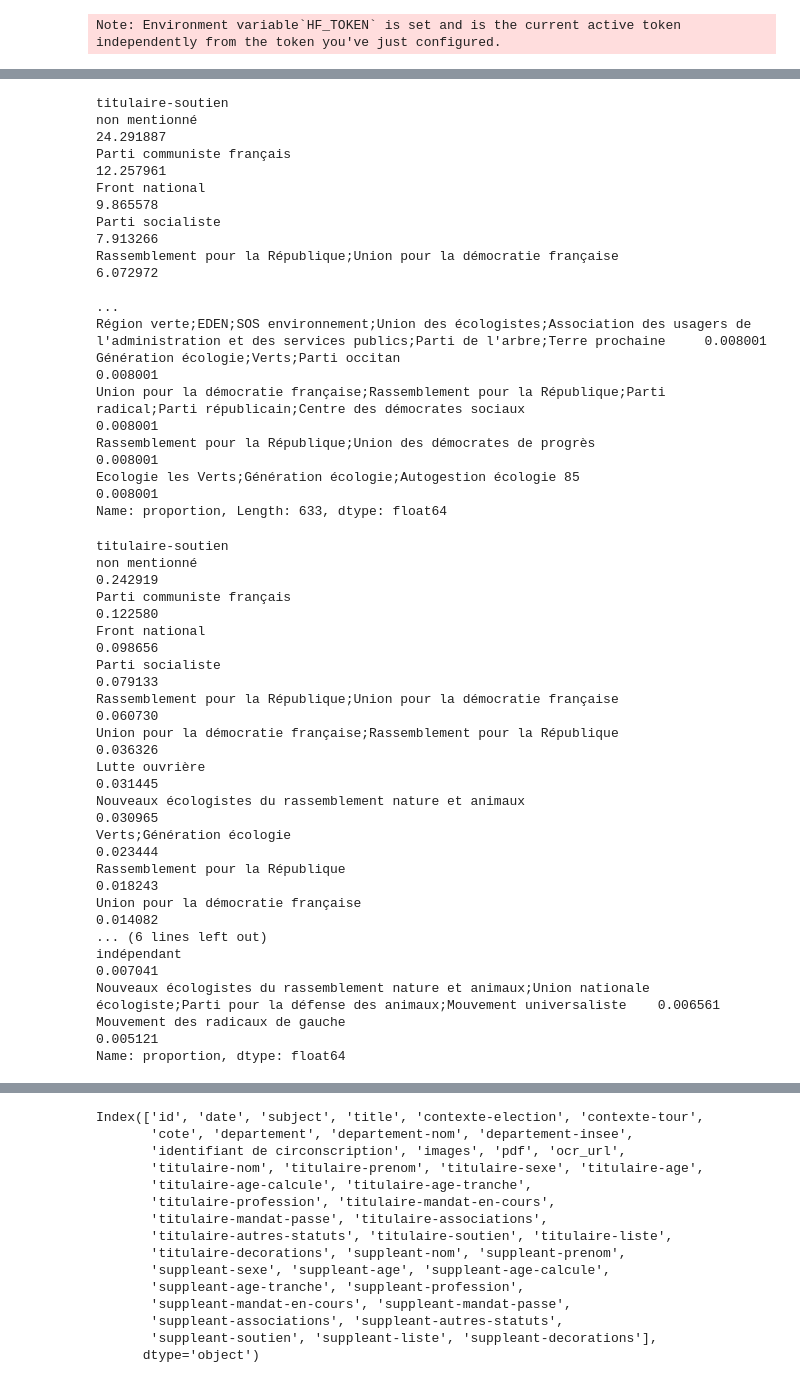
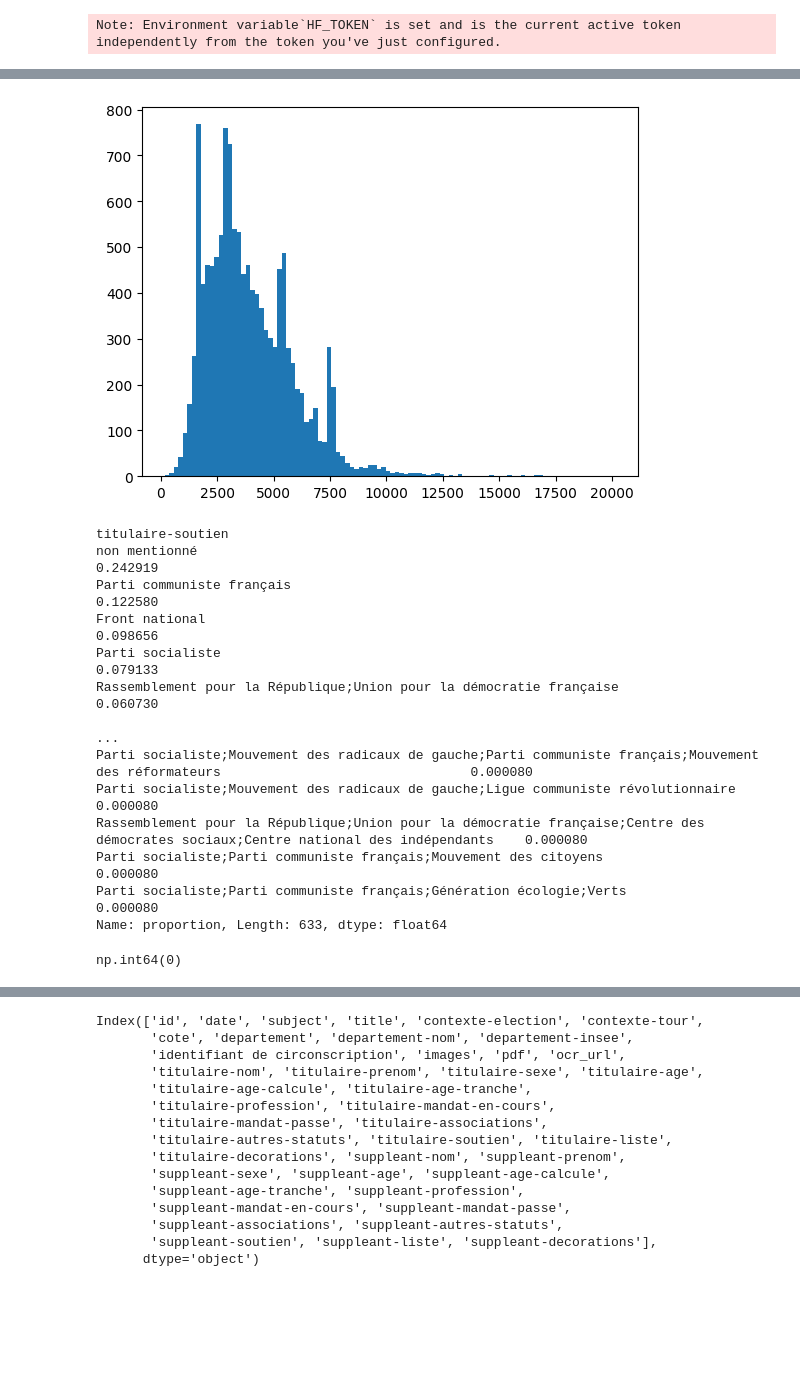
Before and after one commit to felixdechamps/projet-nlp-3A, a Jupyter notebook: main.ipynb, the cells around one changed output, grey strips where cells are left out. Drawn from its saved outputs; the diff is of its cells as text; code cells hidden in the pictures; blank space fills up the shorter version.

```diff
--- a/main.ipynb
+++ b/main.ipynb
@@ -52,39 +103,29 @@ dataset_complet = dataset_complet.map(add_id, with_indices=True)
+# %%
+import matplotlib.pyplot as plt
+plt.hist(df['text'].apply(lambda x : len(x)), bins=100)
+plt.show()
+# %% [output]
+[figure, added]
 # %%
 import pandas as pd
 metadata = pd.read_csv("data/archelect_search.csv")
 # %%
-metadata['titulaire-soutien'].value_counts(normalize = True)*100
+metadata['titulaire-soutien'].value_counts(normalize = True)
 # %% [output]
 titulaire-soutien
-non mentionné                                                                                                                                                     24.291887
-Parti communiste français                                                                                                                                         12.257961
-Front national                                                                                                                                                     9.865578
-Parti socialiste                                                                                                                                                   7.913266
-Rassemblement pour la République;Union pour la démocratie française                                                                                                6.072972
-                                                                                                                                                                    ...
-Région verte;EDEN;SOS environnement;Union des écologistes;Association des usagers de l'administration et des services publics;Parti de l'arbre;Terre prochaine     0.008001
-Génération écologie;Verts;Parti occitan                                                                                                                            0.008001
-Union pour la démocratie française;Rassemblement pour la République;Parti radical;Parti républicain;Centre des démocrates sociaux                                  0.008001
-Rassemblement pour la République;Union des démocrates de progrès                                                                                                   0.008001
-Ecologie les Verts;Génération écologie;Autogestion écologie 85                                                                                                     0.008001
+non mentionné                                                                                                                         0.242919
+Parti communiste français                                                                                                             0.122580
+Front national                                                                                                                        0.098656
+Parti socialiste                                                                                                                      0.079133
+Rassemblement pour la République;Union pour la démocratie française                                                                   0.060730
+                                                                                                                                        ...
+Parti socialiste;Mouvement des radicaux de gauche;Parti communiste français;Mouvement des réformateurs                                0.000080
+Parti socialiste;Mouvement des radicaux de gauche;Ligue communiste révolutionnaire                                                    0.000080
+Rassemblement pour la République;Union pour la démocratie française;Centre des démocrates sociaux;Centre national des indépendants    0.000080
+Parti socialiste;Parti communiste français;Mouvement des citoyens                                                                     0.000080
+Parti socialiste;Parti communiste français;Génération écologie;Verts                                                                  0.000080
 Name: proportion, Length: 633, dtype: float64
 # %%
-metadata['titulaire-soutien'].value_counts(normalize = True).head(20)
+(metadata['titulaire-soutien'].str.contains('UdF')).sum()
 # %% [output]
-titulaire-soutien
-non mentionné                                                                                                                                   0.242919
-Parti communiste français                                                                                                                       0.122580
-Front national                                                                                                                                  0.098656
-Parti socialiste                                                                                                                                0.079133
-Rassemblement pour la République;Union pour la démocratie française                                                                             0.060730
-Union pour la démocratie française;Rassemblement pour la République                                                                             0.036326
-Lutte ouvrière                                                                                                                                  0.031445
-Nouveaux écologistes du rassemblement nature et animaux                                                                                         0.030965
-Verts;Génération écologie                                                                                                                       0.023444
-Rassemblement pour la République                                                                                                                0.018243
-Union pour la démocratie française                                                                                                              0.014082
-... (6 lines left out)
-indépendant                                                                                                                                     0.007041
-Nouveaux écologistes du rassemblement nature et animaux;Union nationale écologiste;Parti pour la défense des animaux;Mouvement universaliste    0.006561
-Mouvement des radicaux de gauche                                                                                                                0.005121
-Name: proportion, dtype: float64
+np.int64(0)
```
Also changed, not shown: parts of 7 cells of this notebook, 1 other file.
